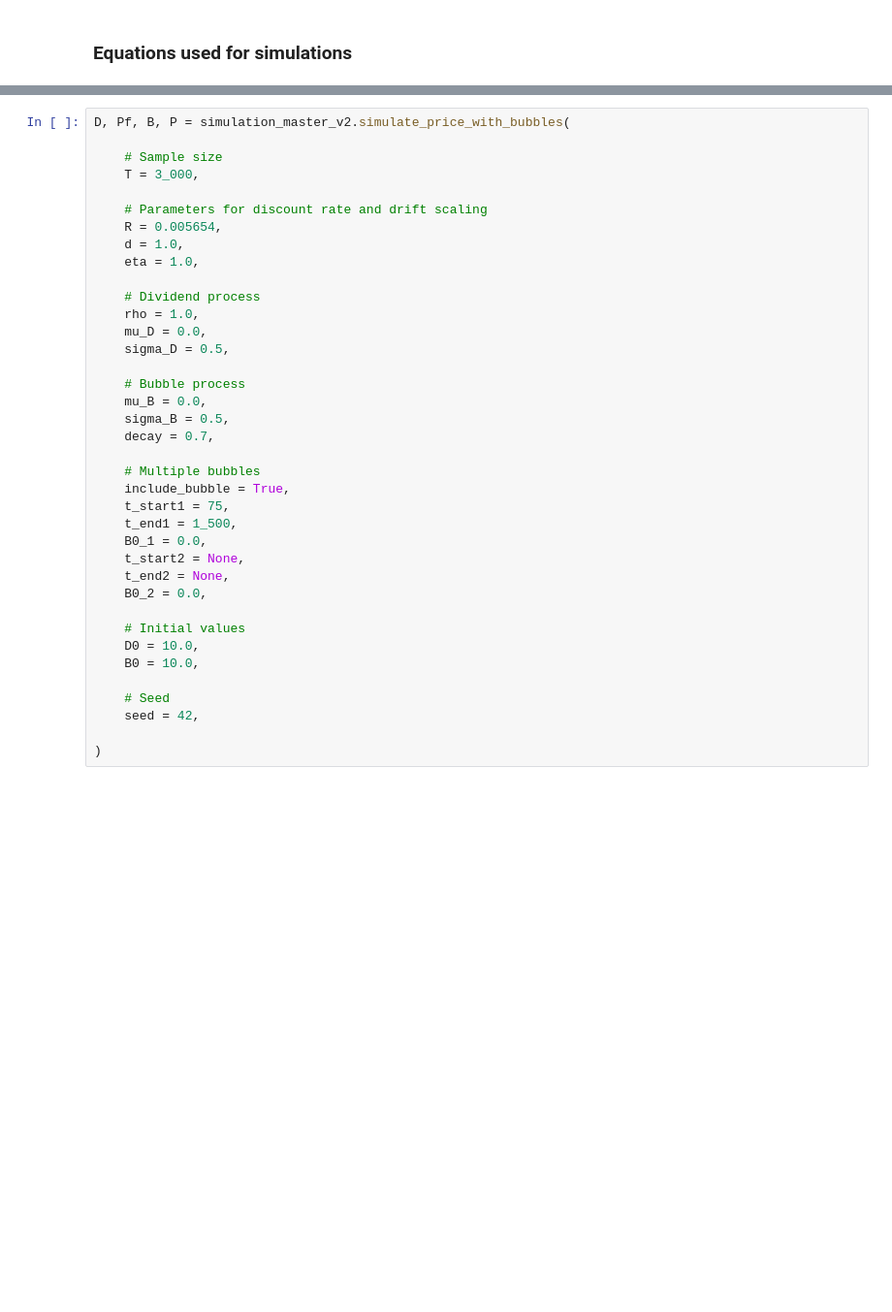
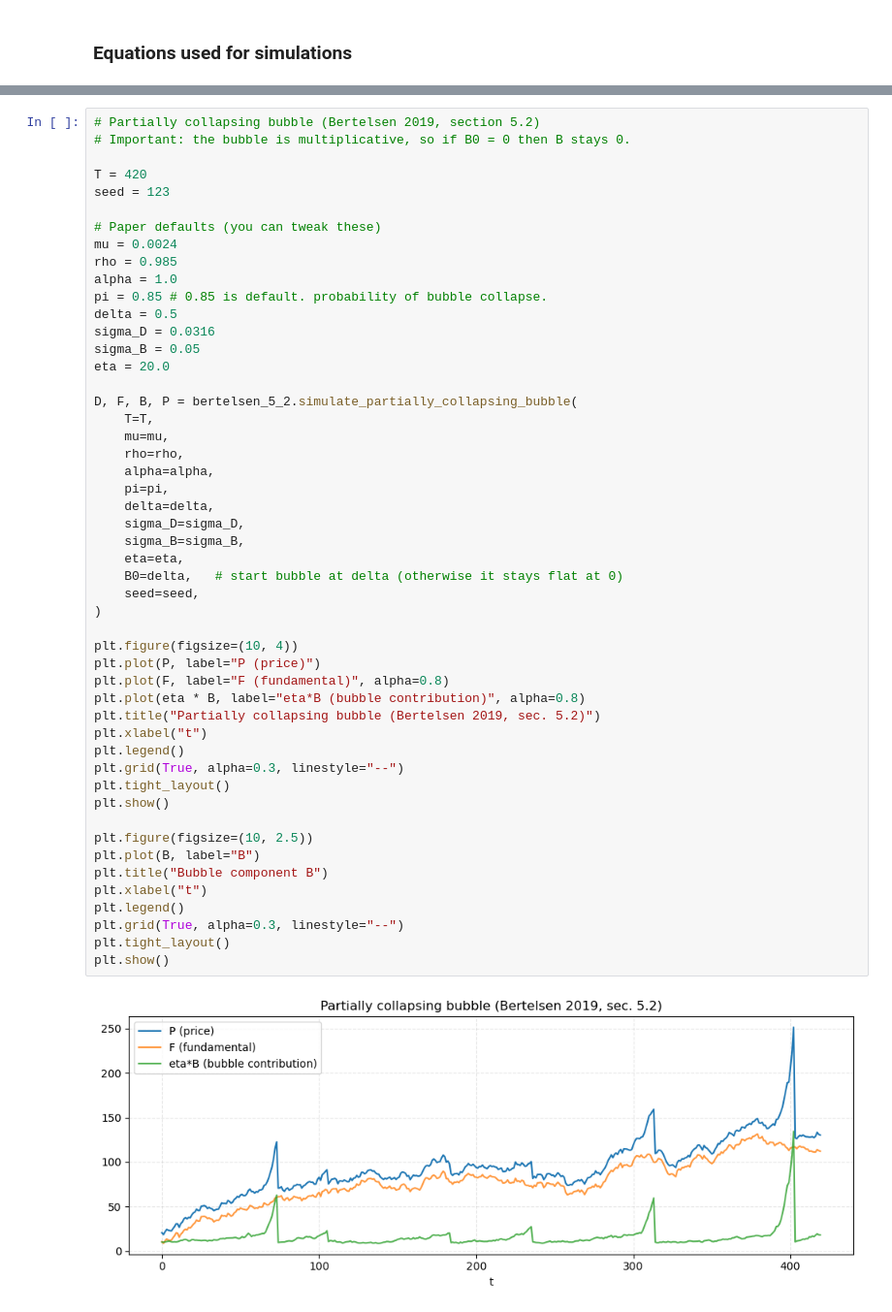
Before and after one commit to emilfriis/Bachelor, a Jupyter notebook: emil/simulationstudy.ipynb, the cells around one changed output, grey strips where cells are left out. Shown at 97% size. Drawn from its saved outputs; the diff is of its cells as text; blank space fills up the shorter version.

Commit message:
simulationer

```diff
--- a/emil/simulationstudy.ipynb
+++ b/emil/simulationstudy.ipynb
@@ -42,38 +51,52 @@ D_{t+1} &= \mu + \rho D_t + \varepsilon_{D_{t+1}}, \quad \varepsilon_{D_t} \over
 # %%
-D, Pf, B, P = simulation_master_v2.simulate_price_with_bubbles(
+# Partially collapsing bubble (Bertelsen 2019, section 5.2)
+# Important: the bubble is multiplicative, so if B0 = 0 then B stays 0.
 
-    # Sample size
-    T = 3_000,
+T = 420
+seed = 123
 
-    # Parameters for discount rate and drift scaling
-    R = 0.005654,
-    d = 1.0,
-    eta = 1.0,
+# Paper defaults (you can tweak these)
+mu = 0.0024
+rho = 0.985
+alpha = 1.0
+pi = 0.85 # 0.85 is default. probability of bubble collapse.
+delta = 0.5
+sigma_D = 0.0316
+sigma_B = 0.05
+eta = 20.0
 
-    # Dividend process
-    rho = 1.0,
-    mu_D = 0.0,
-    sigma_D = 0.5,
+D, F, B, P = bertelsen_5_2.simulate_partially_collapsing_bubble(
+    T=T,
+    mu=mu,
+    rho=rho,
+    alpha=alpha,
+    pi=pi,
+    delta=delta,
+    sigma_D=sigma_D,
+    sigma_B=sigma_B,
+    eta=eta,
+    B0=delta,   # start bubble at delta (otherwise it stays flat at 0)
+    seed=seed,
+)
 
-    # Bubble process
-    mu_B = 0.0,
-    sigma_B = 0.5,
-    decay = 0.7,
+plt.figure(figsize=(10, 4))
+plt.plot(P, label="P (price)")
+plt.plot(F, label="F (fundamental)", alpha=0.8)
+plt.plot(eta * B, label="eta*B (bubble contribution)", alpha=0.8)
+plt.title("Partially collapsing bubble (Bertelsen 2019, sec. 5.2)")
+plt.xlabel("t")
+plt.legend()
+plt.grid(True, alpha=0.3, linestyle="--")
+plt.tight_layout()
+plt.show()
 
-    # Multiple bubbles
-    include_bubble = True,
-    t_start1 = 75,
-    t_end1 = 1_500,
-    B0_1 = 0.0,
-    t_start2 = None,
-    t_end2 = None,
-    B0_2 = 0.0,
-
-    # Initial values
-    D0 = 10.0,
-    B0 = 10.0,
-
-    # Seed
-    seed = 42,
-
-)
+plt.figure(figsize=(10, 2.5))
+plt.plot(B, label="B")
+plt.title("Bubble component B")
+plt.xlabel("t")
+plt.legend()
+plt.grid(True, alpha=0.3, linestyle="--")
+plt.tight_layout()
+plt.show()
+# %% [output]
+[figure, added]
```
Also changed, not shown: parts of 12 cells of this notebook, 7 other files.
